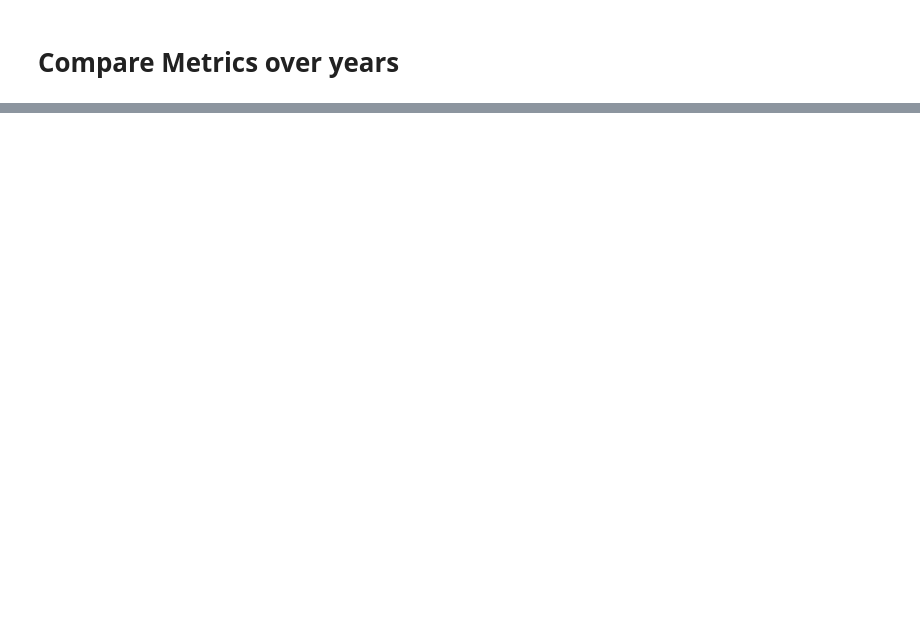
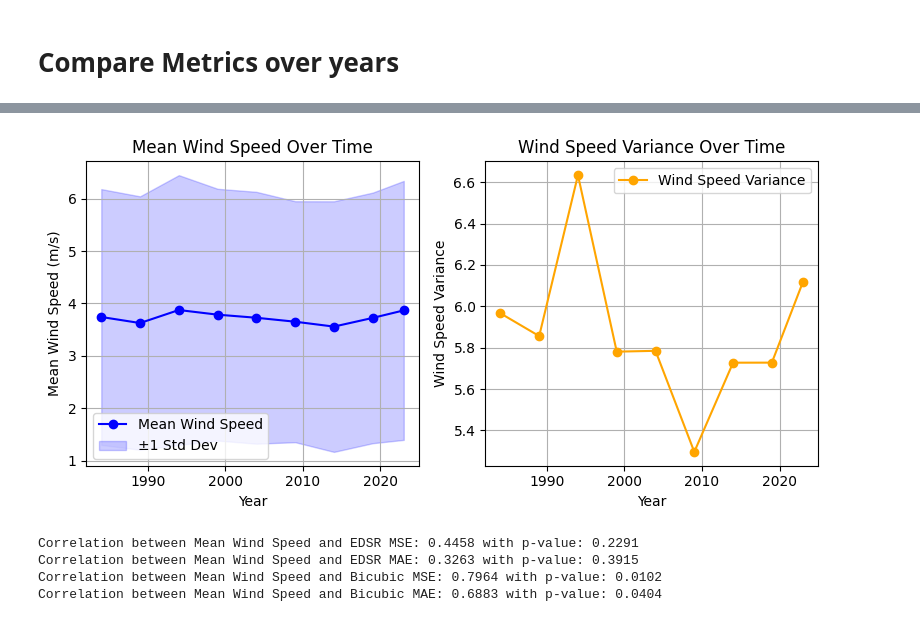
Before and after one commit to UBela/temporal_sr, a Jupyter notebook: plot_data.ipynb, the cells around one changed output, grey strips where cells are left out. Saved outputs shown, nothing was run; the diff lists cells and outputs as text; code cells hidden in the pictures; blank space fills up the shorter version.

```diff
--- a/plot_data.ipynb
+++ b/plot_data.ipynb
@@ -298,0 +306,68 @@ plot_skill_scores(years, mse_skill_scores, mae_skill_scores)
+# %%
+def get_stats_over_time(years):
+    gt_statistics = {'mean': [], 'var': [], 'std' :[]}
+
+    for year in years:
+        _, gt_ws, _ = get_ground_truth_ws(data_dir=dataset_dir,
+                                            train_start=TRAIN_START,
+                                            train_end=TRAIN_END,
+                                            test_year=year)
+        gt_statistics['mean'].append(gt_ws.mean())
+        gt_statistics['var'].append(gt_ws.var())
+        gt_statistics['std'].append(gt_ws.std())
+
+    return gt_statistics
+
+gt_stats = get_stats_over_time(years)
+# %%
+fig, ax = plt.subplots(1, 2, figsize=(8, 4))
+
+# Plot Mean Wind Speed with Standard Deviation Range
+gt_stats['mean'] = np.array(gt_stats['mean'])
+gt_stats['var'] = np.array(gt_stats['var'])
+gt_stats['std'] = np.array(gt_stats['std'])
+ax[0].plot(years, gt_stats['mean'], 'o-', label='Mean Wind Speed', color='blue')
+
+ax[0].fill_between(
+    years,
+    gt_stats['mean'] - gt_stats['std'],
+    gt_stats['mean'] + gt_stats['std'],
+    color='blue',
+    alpha=0.2,
+    label='±1 Std Dev'
+)
+
+ax[0].set_title('Mean Wind Speed Over Time')
+ax[0].set_xlabel('Year')
+ax[0].set_ylabel('Mean Wind Speed (m/s)')
+ax[0].legend()
+ax[0].grid(True)
+
+# Plot Wind Speed Variance Over Time
+ax[1].plot(years, gt_stats['var'], 'o-', label='Wind Speed Variance', color='orange')
+ax[1].set_title('Wind Speed Variance Over Time')
+ax[1].set_xlabel('Year')
+ax[1].set_ylabel('Wind Speed Variance')
+ax[1].legend()
+ax[1].grid(True)
+
+plt.tight_layout()
+plt.show()
+# %% [output]
+[figure, added]
+# %%
+from scipy.stats import pearsonr
+mse_corr, p_mse = pearsonr(gt_stats['mean'], mses['EDSR'])
+mae_corr, p_mae = pearsonr(gt_stats['mean'], maes['EDSR'])
+mse_corr_baseline, p_mse_baseline = pearsonr(gt_stats['mean'], mses['Bicubic'])
+mae_corr_baseline, p_mae_baseline= pearsonr(gt_stats['mean'], maes['Bicubic'])
+
+print(f"Correlation between Mean Wind Speed and EDSR MSE: {mse_corr:.4f} with p-value: {p_mse:.4f}")
+print(f"Correlation between Mean Wind Speed and EDSR MAE: {mae_corr:.4f} with p-value: {p_mae:.4f}")
+print(f"Correlation between Mean Wind Speed and Bicubic MSE: {mse_corr_baseline:.4f} with p-value: {p_mse_baseline:.4f}")
+print(f"Correlation between Mean Wind Speed and Bicubic MAE: {mae_corr_baseline:.4f} with p-value: {p_mae_baseline:.4f}")
+# %% [output]
+Correlation between Mean Wind Speed and EDSR MSE: 0.4458 with p-value: 0.2291
+Correlation between Mean Wind Speed and EDSR MAE: 0.3263 with p-value: 0.3915
+Correlation between Mean Wind Speed and Bicubic MSE: 0.7964 with p-value: 0.0102
+Correlation between Mean Wind Speed and Bicubic MAE: 0.6883 with p-value: 0.0404
```
Also changed, not shown: parts of 21 cells of this notebook.
